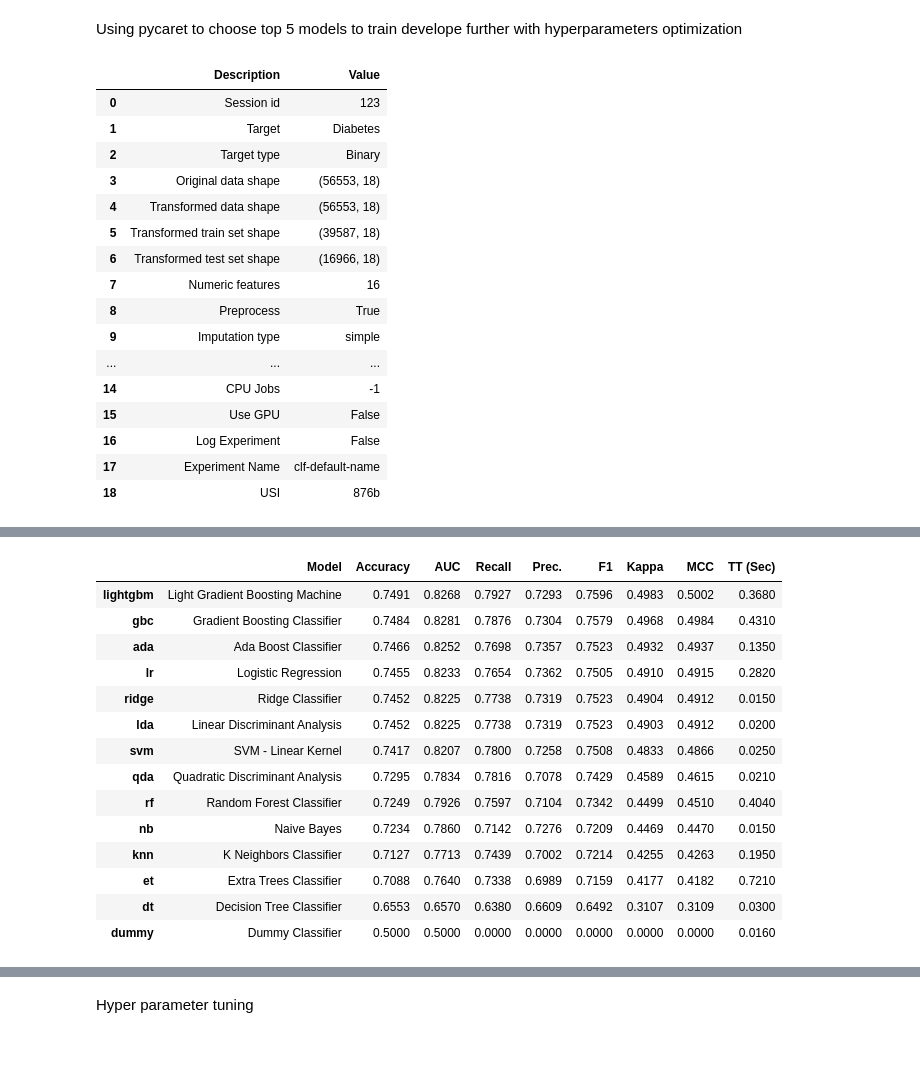
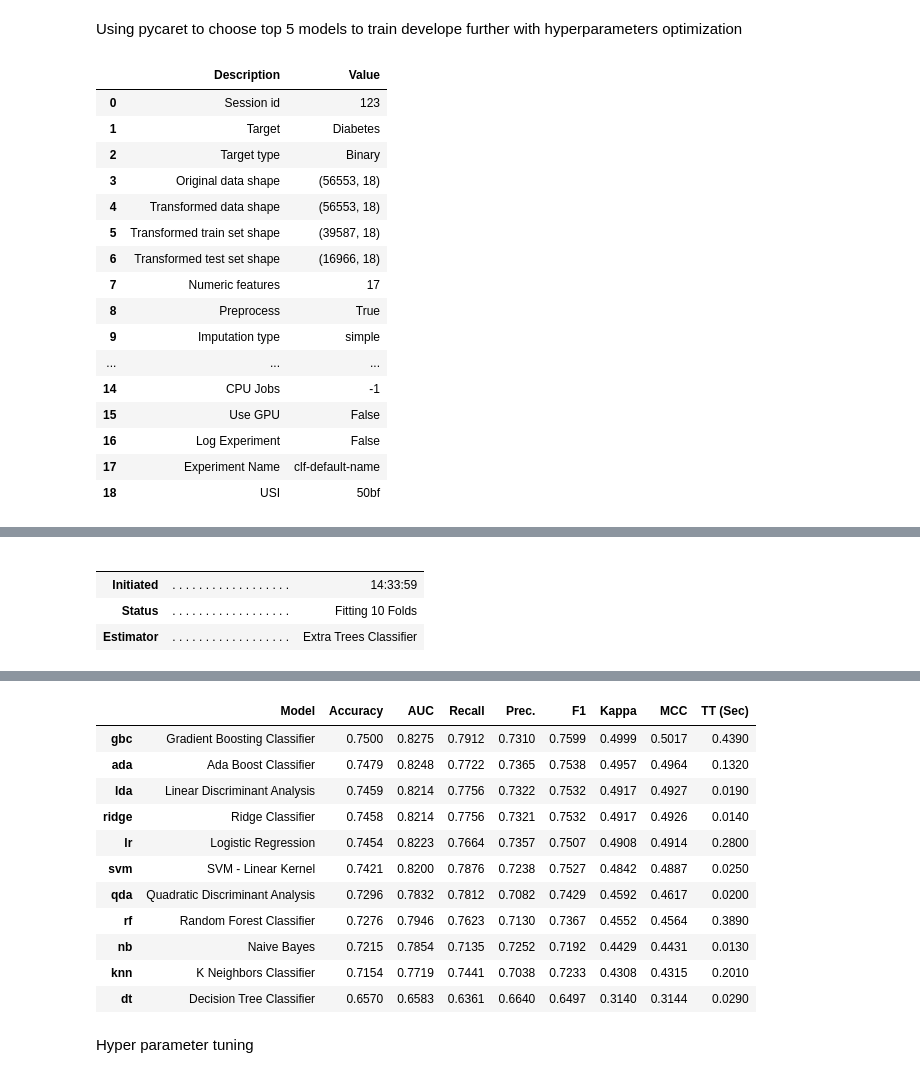
Before and after one commit to jan-ba/ml-diabetes-prediction, a Jupyter notebook: predict_diabetes.ipynb, the cells around one changed output, grey strips where cells are left out. Cells and saved outputs as stored; diff of their text form; code cells hidden in the pictures; blank space fills up the shorter version.

Commit message:
work in progress on finding the best model

```diff
--- a/predict_diabetes.ipynb
+++ b/predict_diabetes.ipynb
@@ -26,7 +26,7 @@ print(df.describe())
 
 # As can be seen, many categories are actually binary, the rest is somewhat categorical although interpreting them continously might bear some benefit
 # One hot encoding, dropfirst to remove the redundant column, since for sex they will have perfect negative corrolation (e.g. is_female and is_male)
-df = pd.get_dummies(df, columns=["Sex"], drop_first=True)
+# df = pd.get_dummies(df, columns=["Sex"], drop_first=True)
 # One hot encoding for GeneralHealth since its a catagorical value from 1-5
 # df = pd.get_dummies(df, columns=["GenHlth"])
 # %% [output]
@@ -95,7 +98,7 @@ train_data["Diabetes"] = y_train
 
 # Pycaret for choosing the best models, pick top 5.
 s = ClassificationExperiment()
-s.setup(train_data, target = "Diabetes", session_id = 123, preprocess=True)  #preprocessing probably also takes care of scaling e.g.
+s.setup(train_data, target = "Diabetes", session_id = 123)  #preprocessing probably also takes care of scaling e.g.
 top_models = s.compare_models(n_select=5)
 # %% [output]
 |  | Description | Value |
@@ -106,7 +109,7 @@ top_models = s.compare_models(n_select=5)
 | 4 | Transformed data shape | (56553, 18) |
 | 5 | Transformed train set shape | (39587, 18) |
 | 6 | Transformed test set shape | (16966, 18) |
-| 7 | Numeric features | 16 |
+| 7 | Numeric features | 17 |
 | 8 | Preprocess | True |
 | 9 | Imputation type | simple |
 | ... | ... | ... |
@@ -114,4 +117,4 @@ top_models = s.compare_models(n_select=5)
 | 15 | Use GPU | False |
 | 16 | Log Experiment | False |
 | 17 | Experiment Name | clf-default-name |
-| 18 | USI | 876b |
+| 18 | USI | 50bf |
@@ -119,15 +121,5 @@ top_models = s.compare_models(n_select=5)
-|  | Model | Accuracy | AUC | Recall | Prec. | F1 | Kappa | MCC | TT (Sec) |
-| lightgbm | Light Gradient Boosting Machine | 0.7491 | 0.8268 | 0.7927 | 0.7293 | 0.7596 | 0.4983 | 0.5002 | 0.3680 |
-| gbc | Gradient Boosting Classifier | 0.7484 | 0.8281 | 0.7876 | 0.7304 | 0.7579 | 0.4968 | 0.4984 | 0.4310 |
-| ada | Ada Boost Classifier | 0.7466 | 0.8252 | 0.7698 | 0.7357 | 0.7523 | 0.4932 | 0.4937 | 0.1350 |
-| lr | Logistic Regression | 0.7455 | 0.8233 | 0.7654 | 0.7362 | 0.7505 | 0.4910 | 0.4915 | 0.2820 |
-| ridge | Ridge Classifier | 0.7452 | 0.8225 | 0.7738 | 0.7319 | 0.7523 | 0.4904 | 0.4912 | 0.0150 |
-| lda | Linear Discriminant Analysis | 0.7452 | 0.8225 | 0.7738 | 0.7319 | 0.7523 | 0.4903 | 0.4912 | 0.0200 |
-| svm | SVM - Linear Kernel | 0.7417 | 0.8207 | 0.7800 | 0.7258 | 0.7508 | 0.4833 | 0.4866 | 0.0250 |
-| qda | Quadratic Discriminant Analysis | 0.7295 | 0.7834 | 0.7816 | 0.7078 | 0.7429 | 0.4589 | 0.4615 | 0.0210 |
-| rf | Random Forest Classifier | 0.7249 | 0.7926 | 0.7597 | 0.7104 | 0.7342 | 0.4499 | 0.4510 | 0.4040 |
-| nb | Naive Bayes | 0.7234 | 0.7860 | 0.7142 | 0.7276 | 0.7209 | 0.4469 | 0.4470 | 0.0150 |
-| knn | K Neighbors Classifier | 0.7127 | 0.7713 | 0.7439 | 0.7002 | 0.7214 | 0.4255 | 0.4263 | 0.1950 |
-| et | Extra Trees Classifier | 0.7088 | 0.7640 | 0.7338 | 0.6989 | 0.7159 | 0.4177 | 0.4182 | 0.7210 |
-| dt | Decision Tree Classifier | 0.6553 | 0.6570 | 0.6380 | 0.6609 | 0.6492 | 0.3107 | 0.3109 | 0.0300 |
-| dummy | Dummy Classifier | 0.5000 | 0.5000 | 0.0000 | 0.0000 | 0.0000 | 0.0000 | 0.0000 | 0.0160 |
+|  |  |  |
+|  |  |  |
+| Initiated | . . . . . . . . . . . . . . . . . . | 14:33:59 |
+| Status | . . . . . . . . . . . . . . . . . . | Fitting 10 Folds |
+| Estimator | . . . . . . . . . . . . . . . . . . | Extra Trees Classifier |
@@ -135,3 +126,15 @@ top_models = s.compare_models(n_select=5)
+|  | Model | Accuracy | AUC | Recall | Prec. | F1 | Kappa | MCC | TT (Sec) |
+| gbc | Gradient Boosting Classifier | 0.7500 | 0.8275 | 0.7912 | 0.7310 | 0.7599 | 0.4999 | 0.5017 | 0.4390 |
+| ada | Ada Boost Classifier | 0.7479 | 0.8248 | 0.7722 | 0.7365 | 0.7538 | 0.4957 | 0.4964 | 0.1320 |
+| lda | Linear Discriminant Analysis | 0.7459 | 0.8214 | 0.7756 | 0.7322 | 0.7532 | 0.4917 | 0.4927 | 0.0190 |
+| ridge | Ridge Classifier | 0.7458 | 0.8214 | 0.7756 | 0.7321 | 0.7532 | 0.4917 | 0.4926 | 0.0140 |
+| lr | Logistic Regression | 0.7454 | 0.8223 | 0.7664 | 0.7357 | 0.7507 | 0.4908 | 0.4914 | 0.2800 |
+| svm | SVM - Linear Kernel | 0.7421 | 0.8200 | 0.7876 | 0.7238 | 0.7527 | 0.4842 | 0.4887 | 0.0250 |
+| qda | Quadratic Discriminant Analysis | 0.7296 | 0.7832 | 0.7812 | 0.7082 | 0.7429 | 0.4592 | 0.4617 | 0.0200 |
+| rf | Random Forest Classifier | 0.7276 | 0.7946 | 0.7623 | 0.7130 | 0.7367 | 0.4552 | 0.4564 | 0.3890 |
+| nb | Naive Bayes | 0.7215 | 0.7854 | 0.7135 | 0.7252 | 0.7192 | 0.4429 | 0.4431 | 0.0130 |
+| knn | K Neighbors Classifier | 0.7154 | 0.7719 | 0.7441 | 0.7038 | 0.7233 | 0.4308 | 0.4315 | 0.2010 |
+| dt | Decision Tree Classifier | 0.6570 | 0.6583 | 0.6361 | 0.6640 | 0.6497 | 0.3140 | 0.3144 | 0.0290 |
 # %% [markdown]
 Hyper parameter tuning
 # %%
```
Also changed, not shown: parts of 10 cells of this notebook.
